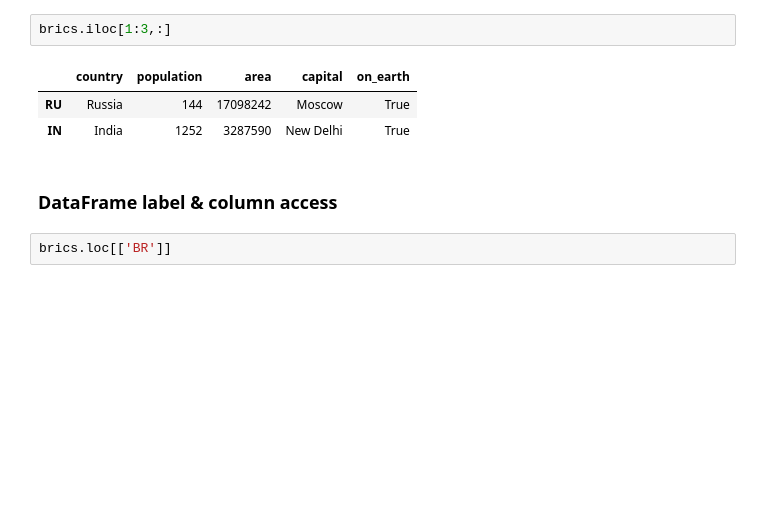
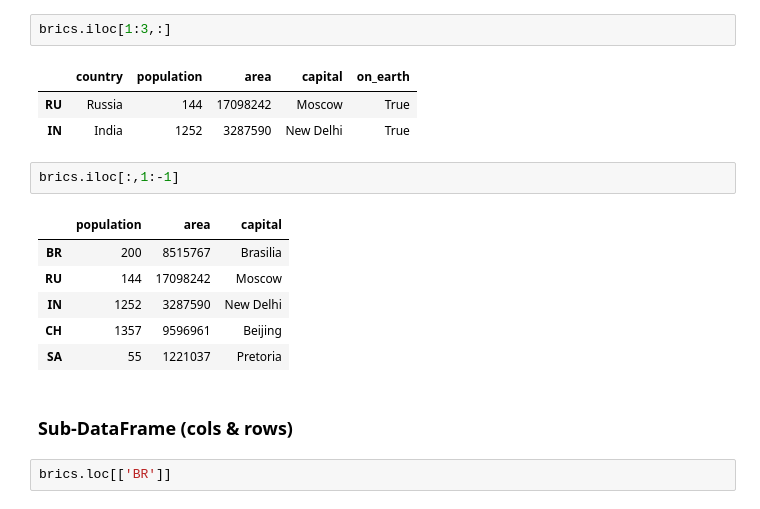
Before and after one commit to lukasz-f/data-camp, a Jupyter notebook: pandas_pd.ipynb, the cells around one changed output. Cells and saved outputs as stored; diff of their text form; blank space fills up the shorter version.

```diff
--- a/pandas_pd.ipynb
+++ b/pandas_pd.ipynb
@@ -288,8 +328,17 @@ brics.iloc[1:3,:]
 |  | country | population | area | capital | on_earth |
 | RU | Russia | 144 | 17098242 | Moscow | True |
 | IN | India | 1252 | 3287590 | New Delhi | True |
-# %% [markdown]
-### DataFrame label & column access
+# %%
+brics.iloc[:,1:-1]
+# %% [output]
+|  | population | area | capital |
+| BR | 200 | 8515767 | Brasilia |
+| RU | 144 | 17098242 | Moscow |
+| IN | 1252 | 3287590 | New Delhi |
+| CH | 1357 | 9596961 | Beijing |
+| SA | 55 | 1221037 | Pretoria |
+# %% [markdown]
+### Sub-DataFrame (cols & rows)
 # %%
 brics.loc[['BR']]
 # %% [output]
```
Also changed, not shown: parts of 15 cells of this notebook, 4 other files.
